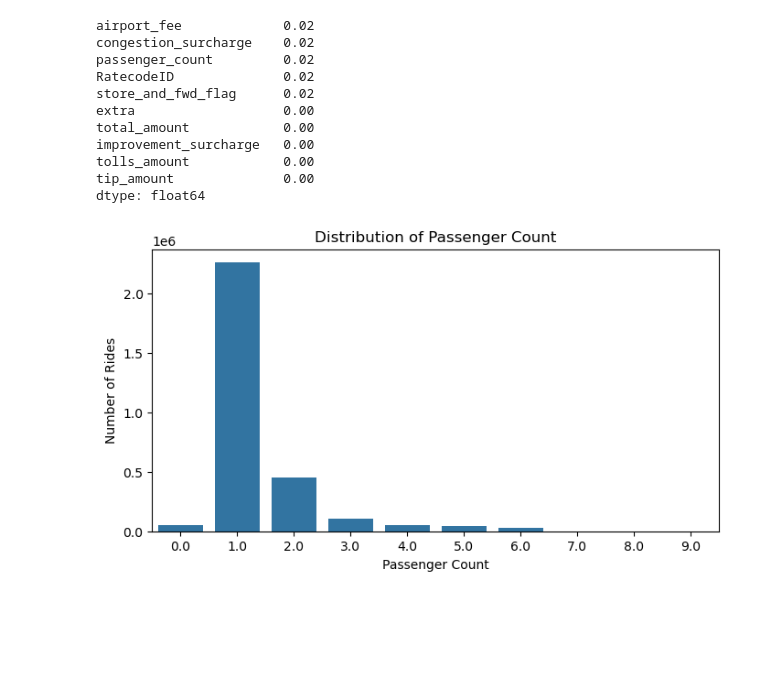
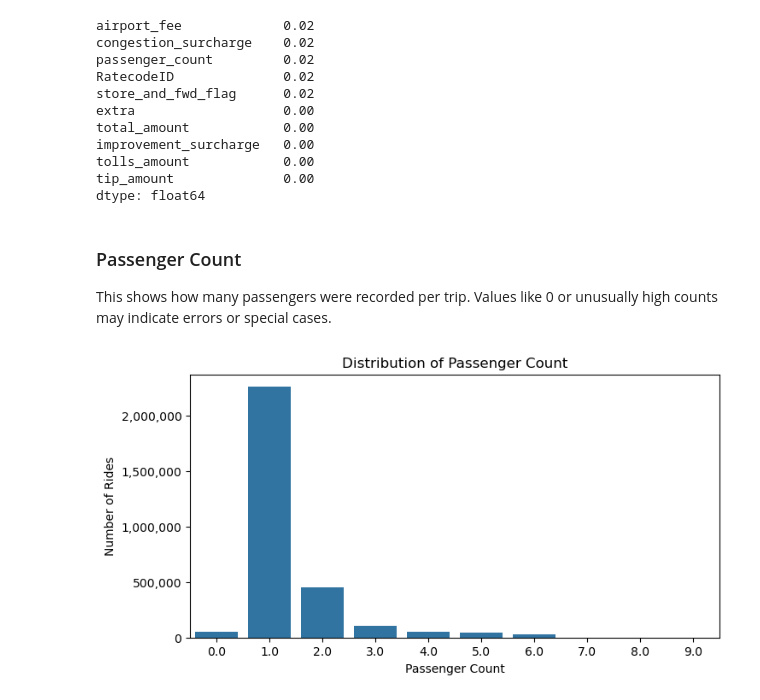
Before and after one commit to datatribe-collective/data-engineering-learnings, a Jupyter notebook: tuo-yang-nyc-taxi/notebooks/01_explore_raw_data.ipynb, the cells around one changed output. Drawn from its saved outputs; the diff is of its cells as text; code cells hidden in the pictures; blank space fills up the shorter version.

Commit message:
updates of notebooks: 01_explore_raw_data.ipynb

```diff
--- a/tuo-yang-nyc-taxi/notebooks/01_explore_raw_data.ipynb
+++ b/tuo-yang-nyc-taxi/notebooks/01_explore_raw_data.ipynb
@@ -70,16 +89,25 @@ improvement_surcharge   0.00
 tolls_amount            0.00
 tip_amount              0.00
 dtype: float64
+# %%
+# Helper to apply plain number formatting
+def format_axis(ax):
+    ax.yaxis.set_major_formatter(mtick.StrMethodFormatter('{x:,.0f}'))
+# %% [markdown]
+### Passenger Count
+
+This shows how many passengers were recorded per trip. Values like 0 or unusually high counts may indicate errors or special cases.
 # %%
 # Distribution of passenger count
 plt.figure(figsize=(8, 4))
-sns.countplot(x="passenger_count", data=df)
+ax = sns.countplot(x="passenger_count", data=df)
+format_axis(ax)
 plt.title("Distribution of Passenger Count")
 plt.xlabel("Passenger Count")
 plt.ylabel("Number of Rides")
 plt.show()
 # %% [output]
-[figure, old version]
+[figure, new version]
 # %%
 # Inspect distribution percentiles
 df["trip_distance"].describe(percentiles=[0.90, 0.95, 0.99])
```
Also changed, not shown: parts of 16 cells of this notebook.
